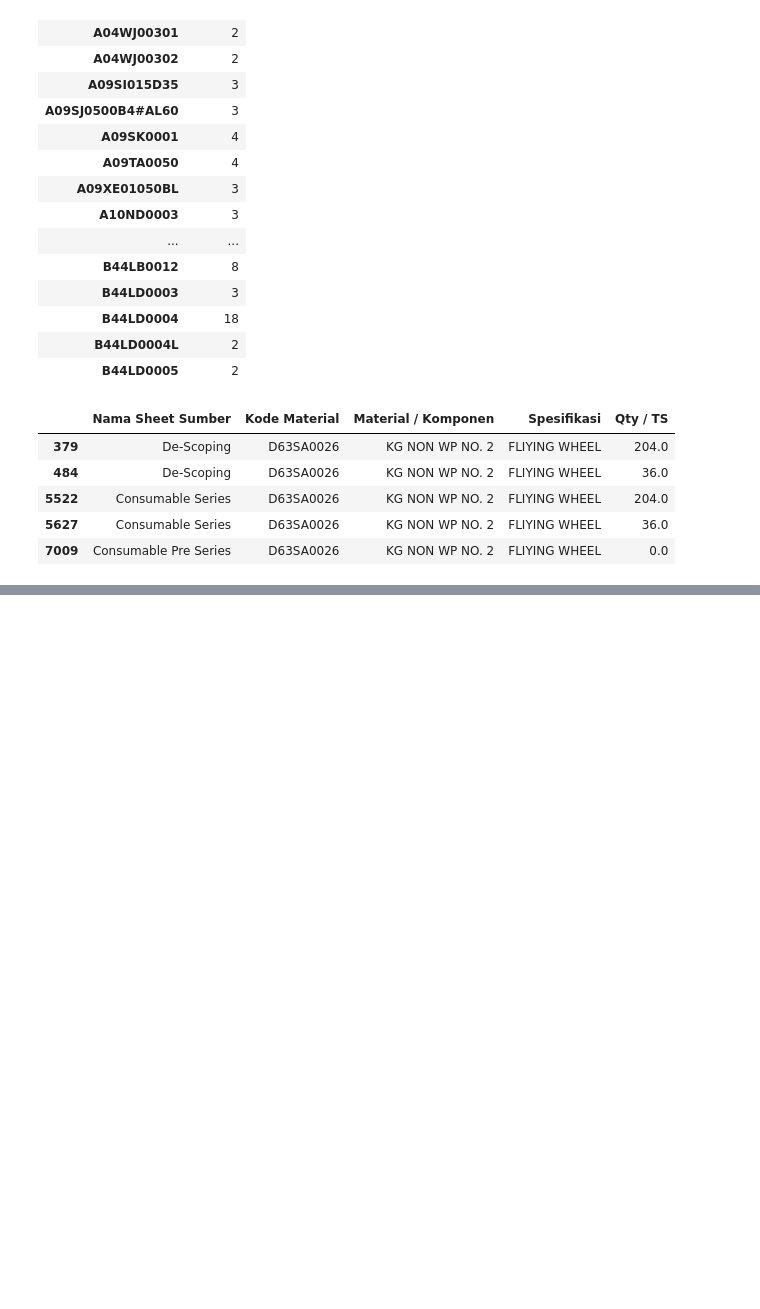
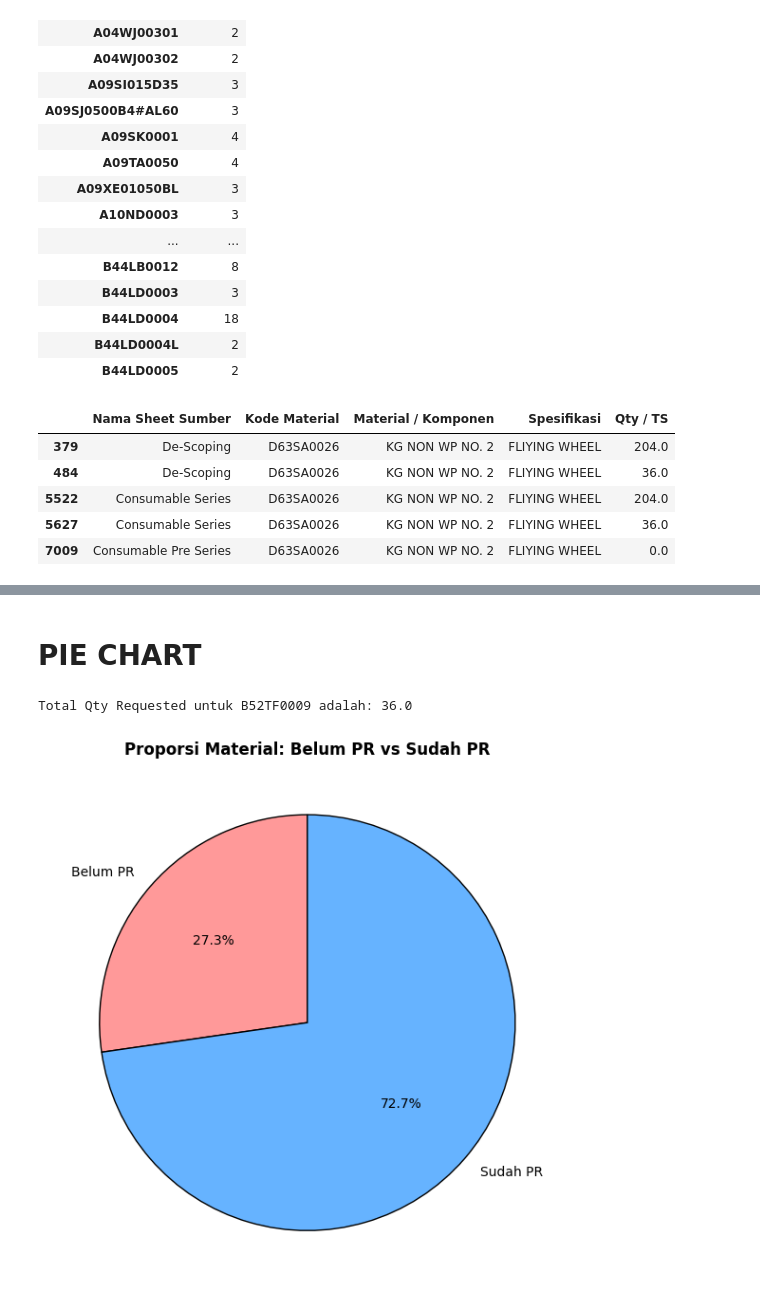
Before and after one commit to widura26/recap-automation, a Jupyter notebook: recap_automation.ipynb, the cells around one changed output, grey strips where cells are left out. Saved outputs shown, nothing was run; the diff lists cells and outputs as text; code cells hidden in the pictures; blank space fills up the shorter version.

Commit message:
feat: pie chart

```diff
--- a/recap_automation.ipynb
+++ b/recap_automation.ipynb
@@ -814,0 +1003,36 @@ data[data["Kode Material"] == "D63SA0026"]
+# %% [markdown]
+# PIE CHART
+# %%
+komat = "B52TF0009"
+
+sapdataset['Qty Requested'] = pd.to_numeric(sapdataset['Qty Requested'], errors='coerce').fillna(0)
+total_qty = sapdataset.loc[sapdataset['Material'] == komat, 'Qty Requested'].sum()
+
+print(f"Total Qty Requested untuk {komat} adalah:", total_qty)
+# %% [output]
+Total Qty Requested untuk B52TF0009 adalah: 36.0
+# %%
+import matplotlib.pyplot as plt
+
+# Data contoh (ganti dengan data asli Anda)
+kategori = ['Belum PR', 'Sudah PR']
+jumlah_material = [45, 120]
+
+# Konfigurasi warna dan pie chart
+colors = ['#ff9999', '#66b3ff']
+plt.figure(figsize=(6, 6))
+
+plt.pie(
+    jumlah_material,
+    labels=kategori,
+    autopct='%1.1f%%',
+    startangle=90,
+    colors=colors,
+    wedgeprops={'edgecolor': 'black'}
+)
+
+plt.title('Proporsi Material: Belum PR vs Sudah PR', fontsize=12, fontweight='bold')
+plt.tight_layout()
+plt.show()
+# %% [output]
+[figure, added]
```
Also changed, not shown: parts of 16 cells of this notebook.
